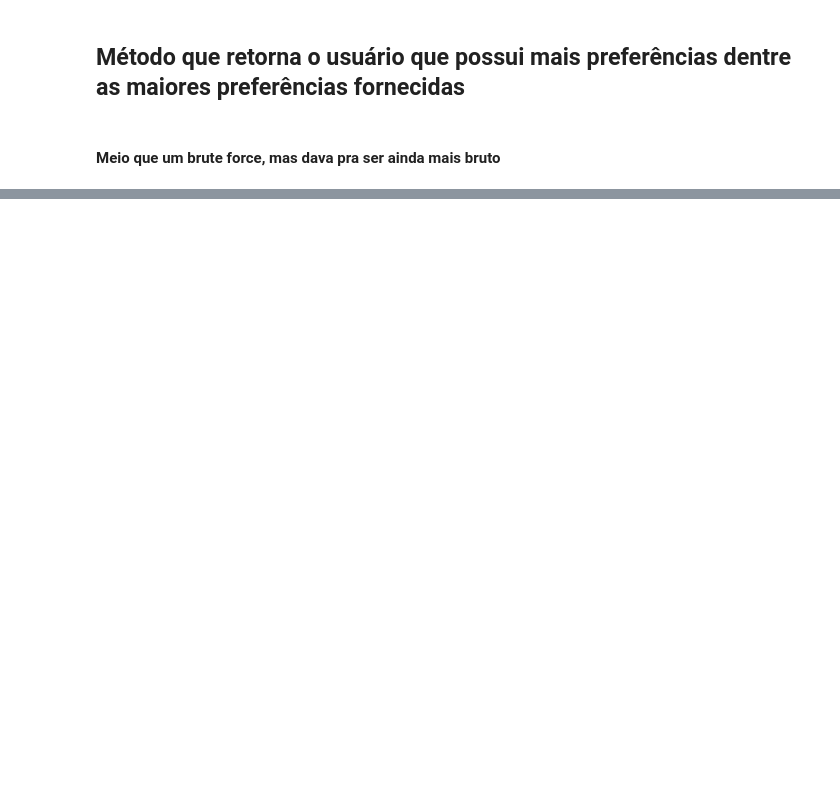
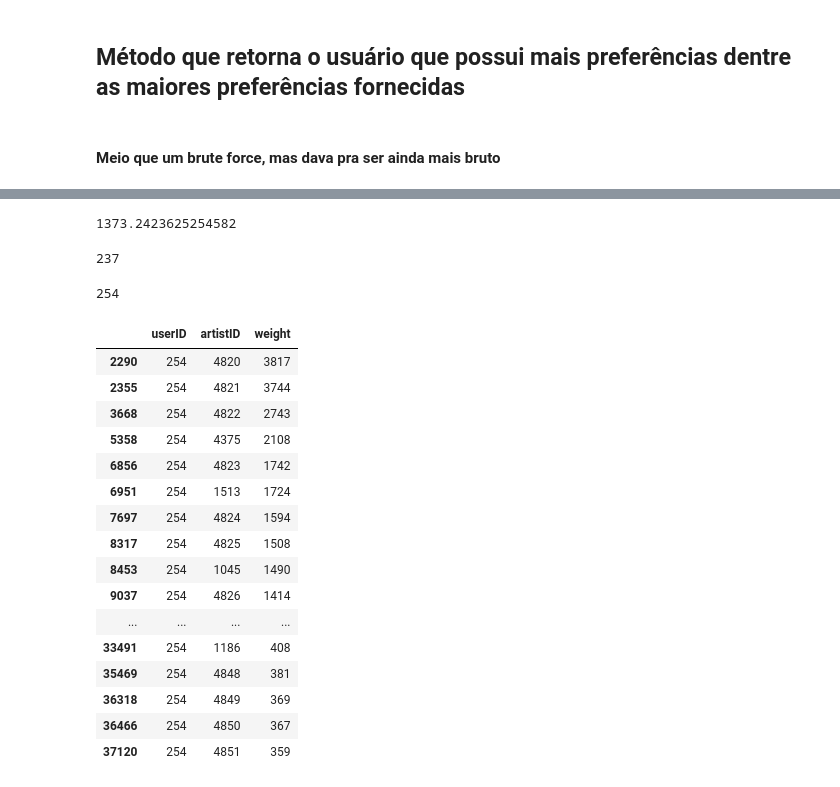
Before and after one commit to bvcl/MinWebProject, a Jupyter notebook: Recommender.ipynb, the cells around one changed output, grey strips where cells are left out. Drawn from its saved outputs; the diff is of its cells as text; code cells hidden in the pictures; blank space fills up the shorter version.

```diff
--- a/Recommender.ipynb
+++ b/Recommender.ipynb
@@ -155,0 +222,32 @@ artistaRecomendado
+# %%
+maior
+# %% [output]
+1373.2423625254582
+# %%
+maiorUser
+# %% [output]
+237
+# %%
+userlist[237]
+# %% [output]
+254
+# %%
+ua2.get_group(254)
+# %% [output]
+|  | userID | artistID | weight |
+| 2290 | 254 | 4820 | 3817 |
+| 2355 | 254 | 4821 | 3744 |
+| 3668 | 254 | 4822 | 2743 |
+| 5358 | 254 | 4375 | 2108 |
+| 6856 | 254 | 4823 | 1742 |
+| 6951 | 254 | 1513 | 1724 |
+| 7697 | 254 | 4824 | 1594 |
+| 8317 | 254 | 4825 | 1508 |
+| 8453 | 254 | 1045 | 1490 |
+| 9037 | 254 | 4826 | 1414 |
+| ... | ... | ... | ... |
+| 33491 | 254 | 1186 | 408 |
+| 35469 | 254 | 4848 | 381 |
+| 36318 | 254 | 4849 | 369 |
+| 36466 | 254 | 4850 | 367 |
+| 37120 | 254 | 4851 | 359 |
```
Also changed, not shown: parts of 15 cells of this notebook.
